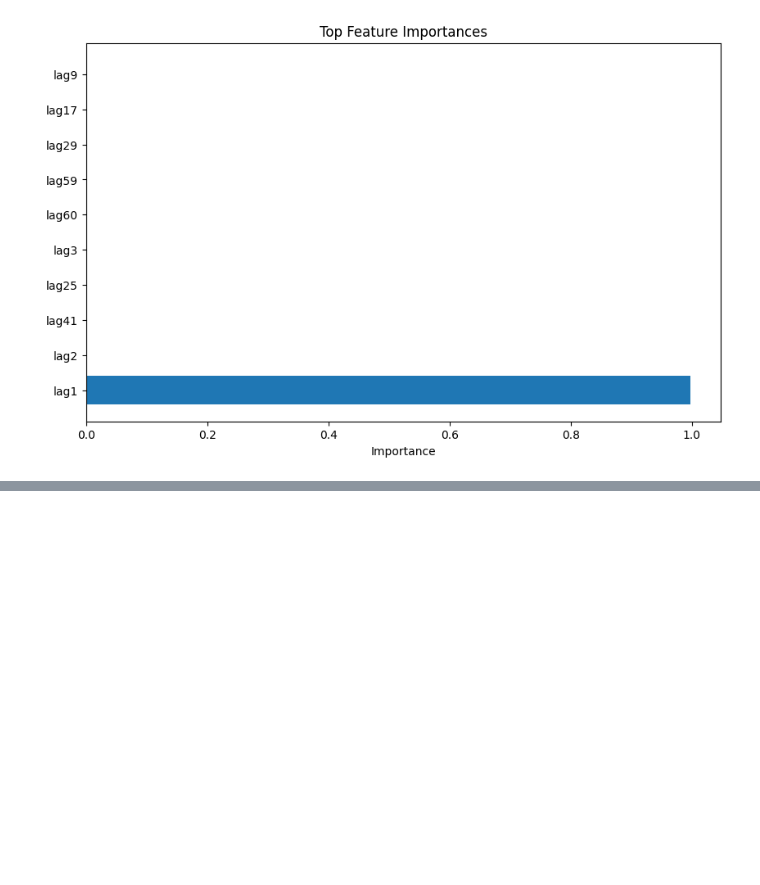
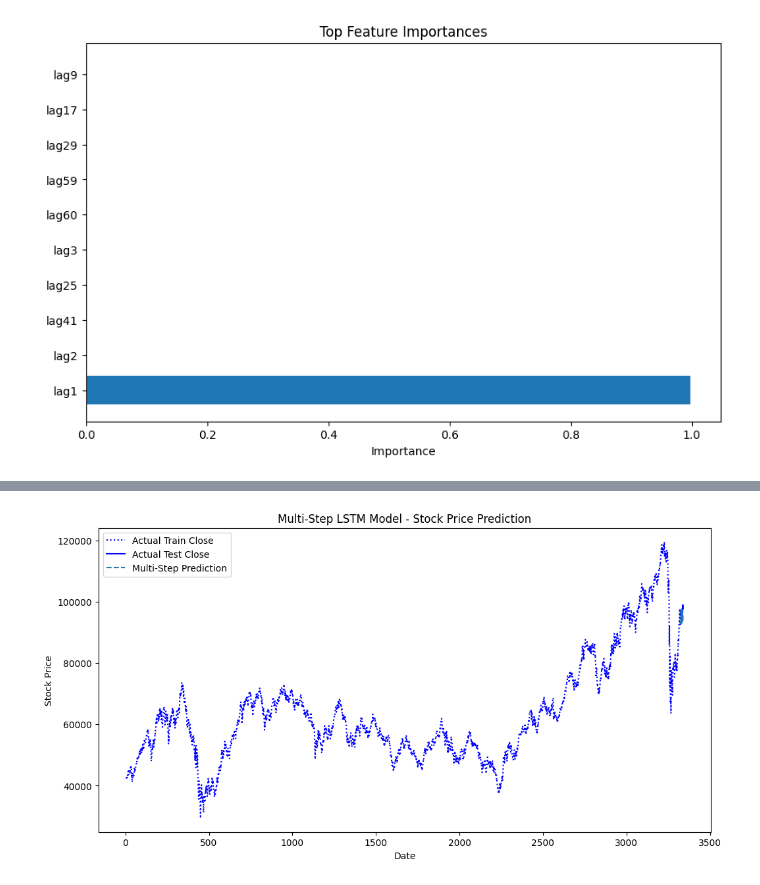
Before and after one commit to marreapato/Forecasting-BVSP-Deep-Learning, a Jupyter notebook: Baseline_Com_Lags.ipynb, the cells around one changed output, grey strips where cells are left out. Saved outputs shown, nothing was run; the diff lists cells and outputs as text; code cells hidden in the pictures; blank space fills up the shorter version.

```diff
--- a/Baseline_Com_Lags.ipynb
+++ b/Baseline_Com_Lags.ipynb
@@ -523,0 +537,19 @@ plt.show()
+# %%
+# Number of days for multi-step prediction
+num_steps = 15
+
+# Use the last available data in the test set for initial prediction
+current_input = trainX[-1:]
+
+# List to store multi-step predictions
+multi_step_preds = []
+current_input
+
+next_step_pred = lstm_model.predict(current_input)
+
+next_step_pred
+
+# Append prediction to the list
+multi_step_preds.append(next_step_pred[0, 0])
+
+np.concatenate([current_input[:, 0:, :], next_step_pred.reshape(1, 1, 1)], axis=2)[:,:,1:]
@@ -523,0 +560,55 @@ plt.show()
+# %%
+# Number of days for multi-step prediction
+num_steps = 15
+
+# Use the last available data in the test set for initial prediction
+current_input = trainX[-1:]
+
+# List to store multi-step predictions
+multi_step_preds = []
+
+for step in range(num_steps):
+    # Reshape current input for prediction
+
+    # Make prediction for the next step
+    next_step_pred = lstm_model.predict(current_input)
+
+    # Append prediction to the list
+    multi_step_preds.append(next_step_pred[0, 0])
+
+     # Update current input for the next iteration
+    current_input = np.concatenate([current_input[:, 0:, :], next_step_pred.reshape(1, 1, 1)], axis=2)[:,:,1:]
+
+    print(current_input)
+
+# Inverse transform the predictions
+multi_step_preds = scaler.inverse_transform(np.array(multi_step_preds).reshape(-1, 1))
+
+# Generate future dates for the multi-step prediction
+#last_date = lagged_data.index[-1]
+#future_dates = pd.date_range(start=last_date + pd.Timedelta(days=1), periods=num_steps)
+
+
+#Inverse transform both train and test data
+#trainY = scaler.inverse_transform(trainY.reshape(-1, 1))
+#testY = scaler.inverse_transform(testY.reshape(-1, 1))
+
+# Create a time index for plotting
+time_index_train = range(len(data) - len(testY) - len(trainY), len(data) - len(testY))
+time_index_test = range(len(data) - len(testY), len(data))
+
+# Plot all true values and the predictions with different colors
+plt.figure(figsize=(12, 6))
+plt.plot(time_index_train, trainY, label='Actual Train Close', color='blue', linestyle='dotted')
+plt.plot(time_index_test[0:15], testY[0:15], label='Actual Test Close', color='blue')
+
+# Plot the multi-step predictions
+#plt.figure(figsize=(12, 6))
+#plt.plot(data.index, data['Close'], label='Historical Data')
+plt.plot(time_index_test[0:15], multi_step_preds, label='Multi-Step Prediction', linestyle='dashed')
+plt.title('Multi-Step LSTM Model - Stock Price Prediction')
+plt.xlabel('Date')
+plt.ylabel('Stock Price')
+plt.legend()
+plt.show()
+# %% [output]
@@ -523,0 +632 @@ plt.show()
+[figure, added]
```
Also changed, not shown: parts of 7 cells of this notebook.
